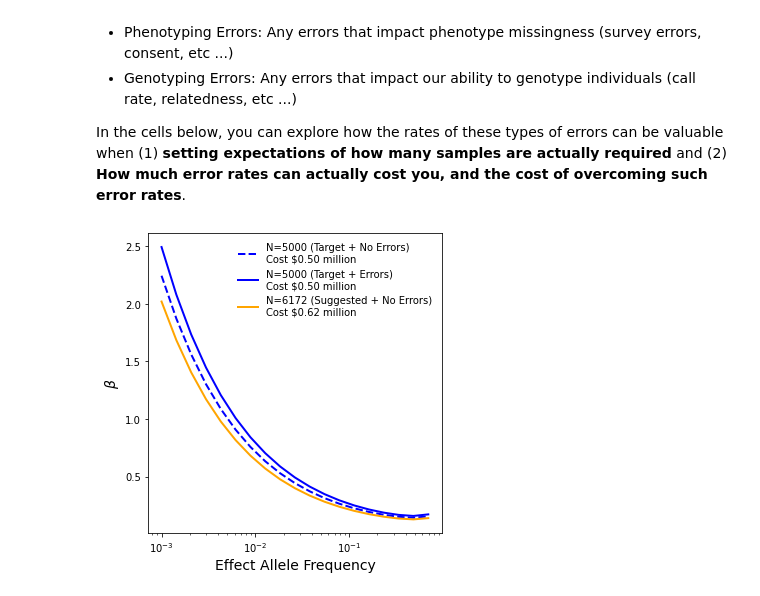
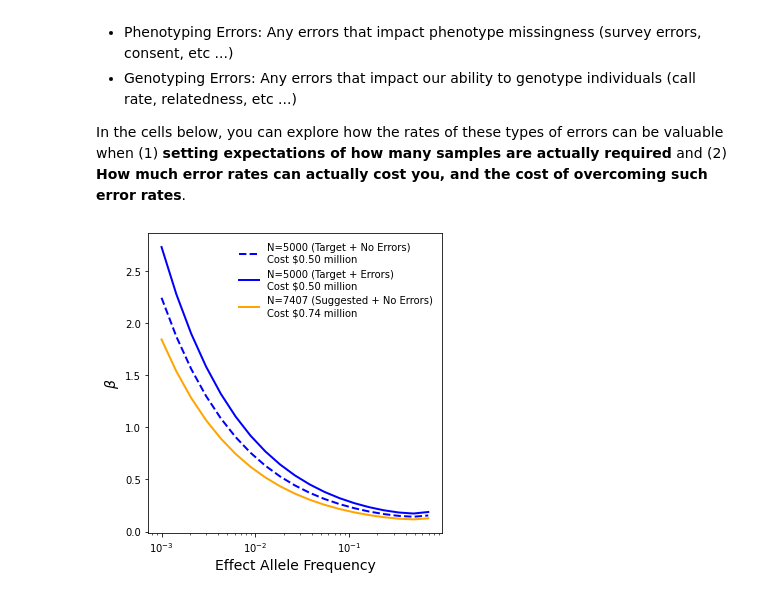
Before and after one commit to aabiddanda/qtl-power, a Jupyter notebook: notebooks/qc_power.ipynb, the cells around one changed output. Drawn from its saved outputs; the diff is of its cells as text; code cells hidden in the pictures.

```diff
--- a/notebooks/qc_power.ipynb
+++ b/notebooks/qc_power.ipynb
@@ -26,7 +26,7 @@ from gwas import GwasQuant, GwasBinary
 target_sample_size = 5000 # This is the target sample-size for the cohort
 
 phenotyping_error = 0.1 # This is proportion of individuals x phenotype pairs removed due to phenotyping QC
-genotyping_error = 0.1 # This is the proportion of individual x phenotype pairs removed due to genotyping QC
+genotyping_error = 0.25 # This is the proportion of individual x phenotype pairs removed due to genotyping QC
 
 # NOTE: here the assumption is that genotyping and phenotyping errors affect distinct sets of individuals
 #  so this is overly conservative ...
@@ -38,31 +38,31 @@ phenotyping_cost = 30 # cost of phenotyping a single individual
 genotyping_cost = 70 # cost of genotyping a single individual
 cost_target = target_sample_size * (phenotyping_cost + genotyping_cost) / 1e6
 cost_requested = request_sample_size * (phenotyping_cost + genotyping_cost) / 1e6
 
 # Parameters to change with regards to the power-calculation ...
 r2=0.90 # imputation r2
 target_power = 0.9 # discovery power target that we would like to have
 alpha = 5e-8 # genome-wide significant threshold
 
 # -------- NOTE: Do not edit the plotting code beyond this if not comfortable! ---------- #
 fig, ax = plt.subplots(1,1,figsize=(5,5))
 gwas_power = GwasQuant()
 # Setup the grid of minor-allele frequencies
 ps = np.logspace(np.log10(1e-3), np.log10(1.0), 20) # 20 points offers decent speed ...
 
 # For each sample-size, find the MAF-beta curve that meets this power demand
 # NOTE: lower is always better in this case!
 opt_betas = [gwas_power.quant_trait_beta_power(n=target_sample_size, p=p, power=target_power, r2=r2, alpha=alpha) for p in ps]
 opt_betas_error = [gwas_power.quant_trait_beta_power(n=real_sample_size, p=p, power=target_power, r2=r2, alpha=alpha) for p in ps]
 opt_betas_request = [gwas_power.quant_trait_beta_power(n=request_sample_size, p=p, power=target_power, r2=r2, alpha=alpha) for p in ps]
 
 ax.plot(ps, opt_betas, lw=2, linestyle='--', color='blue', label=f'N={target_sample_size} (Target + No Errors)\nCost \${cost_target:.2f} million')
 ax.plot(ps, opt_betas_error, lw=2, color='blue', label=f'N={target_sample_size} (Target + Errors)\nCost \${cost_target:.2f} million')
 ax.plot(ps, opt_betas_request, lw=2, color='orange', label=f'N={request_sample_size} (Suggested + No Errors)\nCost \${cost_requested:.2f} million')
 ax.set_xscale('log') # scaling the x-axis by the log of the frequency
 ax.legend(frameon=False)
 ax.set_ylabel(r'$\beta$', fontsize=14)
 ax.set_xlabel(r'Effect Allele Frequency', fontsize=14)
 plt.tight_layout()
 # %% [output]
-[figure, old version]
+[figure, new version]
```
Also changed, not shown: 1 other file.
